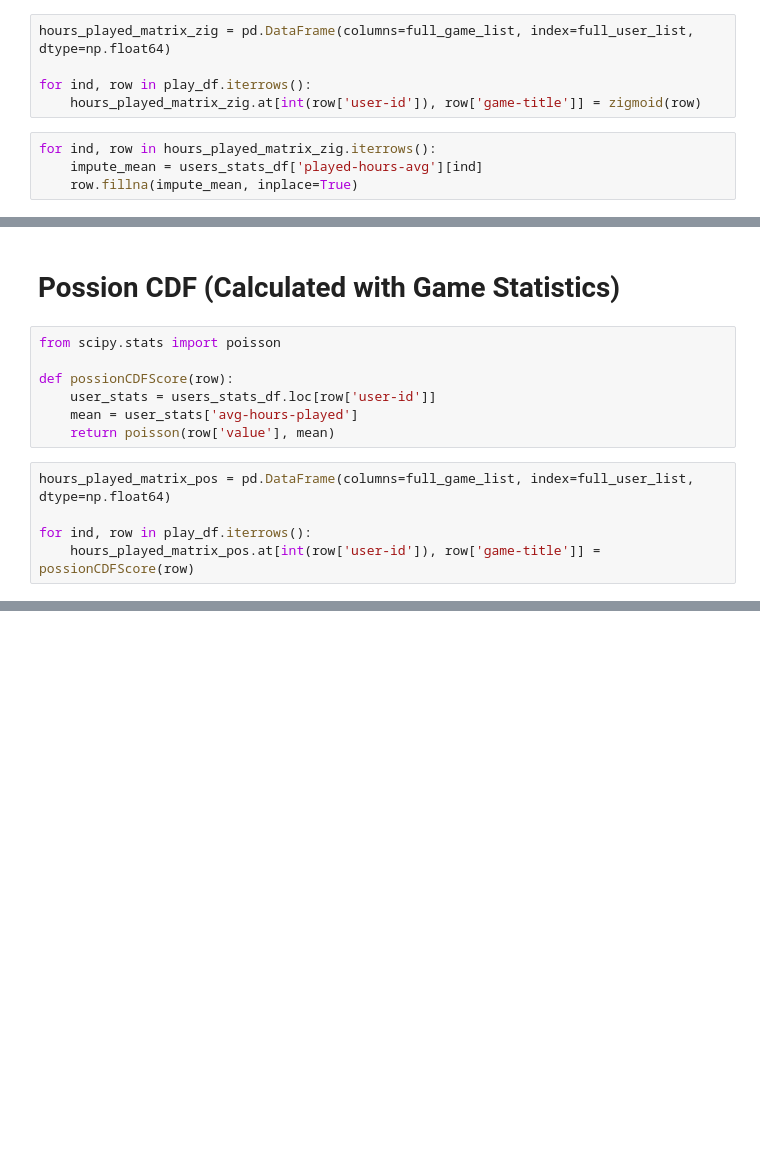
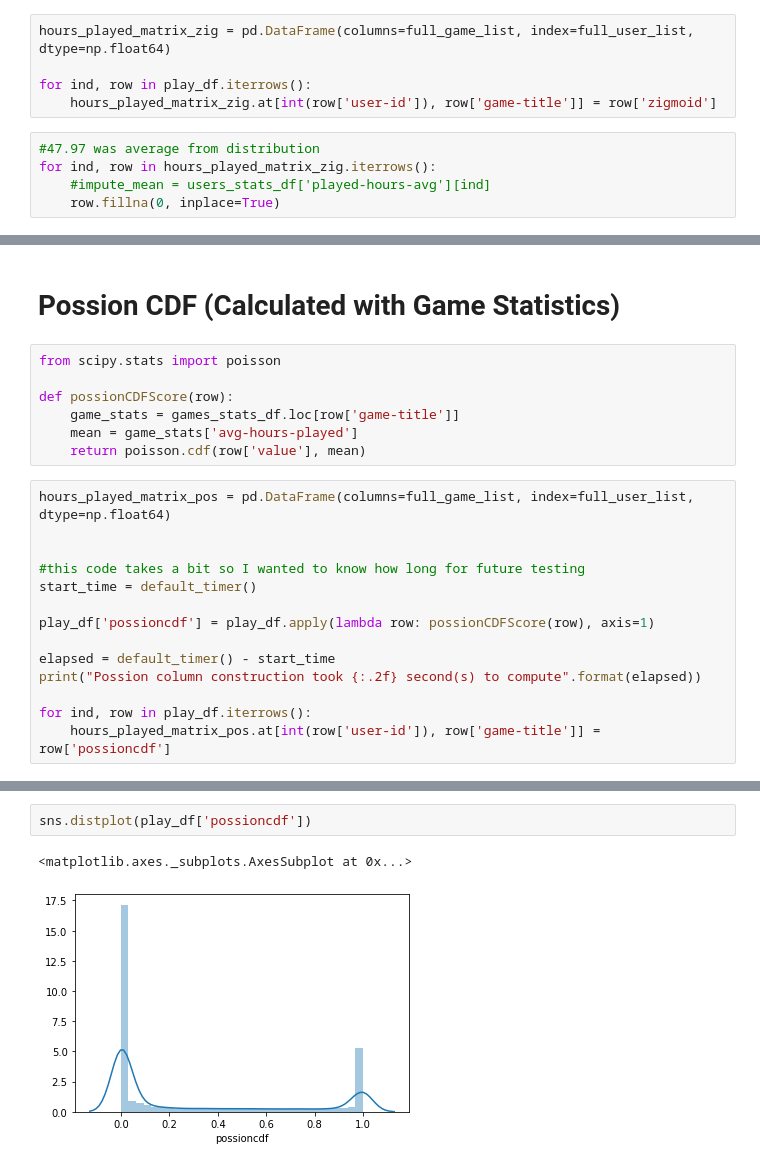
Before and after one commit to alexretana/Steam-Kaggle-Exploratory-Data-Analysis, a Jupyter notebook: 4.Steam-Exploratory-Data-Analysis-Collaborative-Filtering.ipynb, the cells around one changed output, grey strips where cells are left out. Cells and saved outputs as stored; diff of their text form; blank space fills up the shorter version.

```diff
--- a/4.Steam-Exploratory-Data-Analysis-Collaborative-Filtering.ipynb
+++ b/4.Steam-Exploratory-Data-Analysis-Collaborative-Filtering.ipynb
@@ -121,11 +151,12 @@ def zigmoid(row):
 hours_played_matrix_zig = pd.DataFrame(columns=full_game_list, index=full_user_list, dtype=np.float64)
 
 for ind, row in play_df.iterrows():
-    hours_played_matrix_zig.at[int(row['user-id']), row['game-title']] = zigmoid(row)
+    hours_played_matrix_zig.at[int(row['user-id']), row['game-title']] = row['zigmoid']
 # %%
+#47.97 was average from distribution
 for ind, row in hours_played_matrix_zig.iterrows():
-    impute_mean = users_stats_df['played-hours-avg'][ind]
-    row.fillna(impute_mean, inplace=True)
+    #impute_mean = users_stats_df['played-hours-avg'][ind]
+    row.fillna(0, inplace=True)
 # %%
 hours_played_matrix_zig_sparse = sparse.csr_matrix(hours_played_matrix_zig.values.T)
 # %%
@@ -155,12 +196,21 @@ Name: Broforce, Length: 5155, dtype: float64
 from scipy.stats import poisson
 
 def possionCDFScore(row):
-    user_stats = users_stats_df.loc[row['user-id']]
-    mean = user_stats['avg-hours-played']
-    return poisson(row['value'], mean)
+    game_stats = games_stats_df.loc[row['game-title']]
+    mean = game_stats['avg-hours-played']
+    return poisson.cdf(row['value'], mean)
 # %%
 hours_played_matrix_pos = pd.DataFrame(columns=full_game_list, index=full_user_list, dtype=np.float64)
 
+
+#this code takes a bit so I wanted to know how long for future testing
+start_time = default_timer()
+
+play_df['possioncdf'] = play_df.apply(lambda row: possionCDFScore(row), axis=1)
+
+elapsed = default_timer() - start_time
+print("Possion column construction took {:.2f} second(s) to compute".format(elapsed))
+
 for ind, row in play_df.iterrows():
-    hours_played_matrix_pos.at[int(row['user-id']), row['game-title']] = possionCDFScore(row)
+    hours_played_matrix_pos.at[int(row['user-id']), row['game-title']] = row['possioncdf']
 # %% [output]
@@ -167,0 +223,5 @@ KeyError: 'avg-hours-played'
+# %%
+sns.distplot(play_df['possioncdf'])
+# %% [output]
+<matplotlib.axes._subplots.AxesSubplot at 0x...>
+[figure, added]
```
Also changed, not shown: parts of 15 cells of this notebook.
